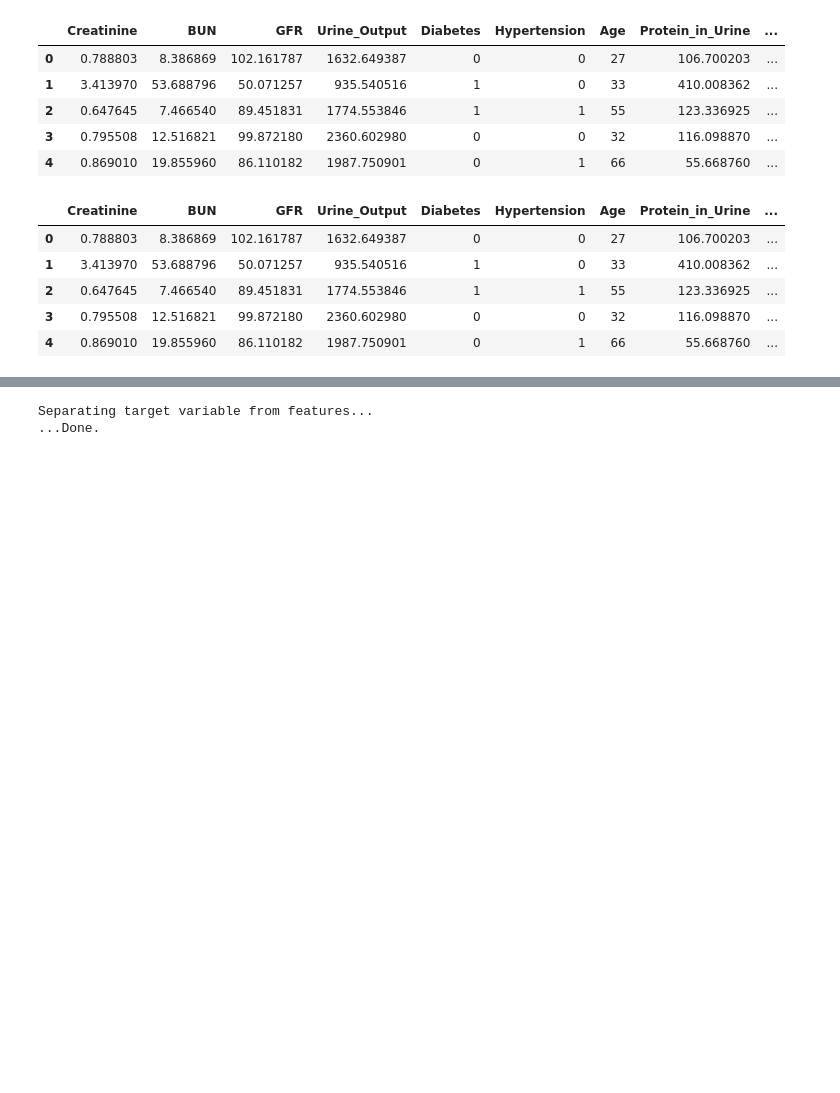
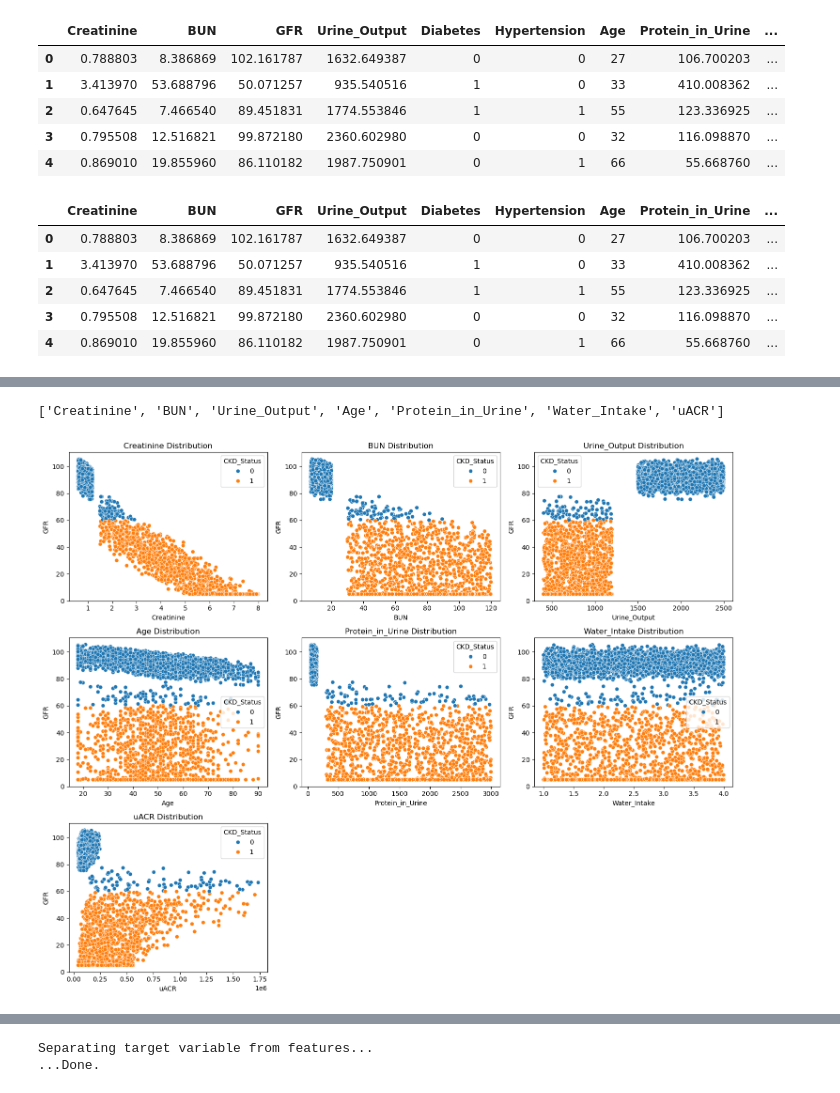
Before and after one commit to paezxavi/kidney_function_health_jedha, a Jupyter notebook: kidney_function_health_multi_classification_algo.ipynb, the cells around one changed output, grey strips where cells are left out. Saved outputs shown, nothing was run; the diff lists cells and outputs as text; code cells hidden in the pictures; blank space fills up the shorter version.

```diff
--- a/kidney_function_health_multi_classification_algo.ipynb
+++ b/kidney_function_health_multi_classification_algo.ipynb
@@ -112,0 +181,15 @@ df_copy.head()
+# %%
+# Correlation Visualization
+## Numerical Distribution
+numerical_columns = ["Creatinine", "BUN", "Urine_Output", "Age", "Protein_in_Urine", "Water_Intake", "uACR"]
+print(numerical_columns)
+plt.figure(figsize=(15,12))
+for i, column in enumerate(numerical_columns):
+    plt.subplot(3,3,i+1)
+    sns.scatterplot(x=column, y="GFR", data=df_copy, hue="CKD_Status")
+    plt.title(f"{column} Distribution")
+plt.tight_layout()
+plt.show()
+# %% [output]
+['Creatinine', 'BUN', 'Urine_Output', 'Age', 'Protein_in_Urine', 'Water_Intake', 'uACR']
+[figure, added]
```
Also changed, not shown: parts of 14 cells of this notebook, 1 other file.
